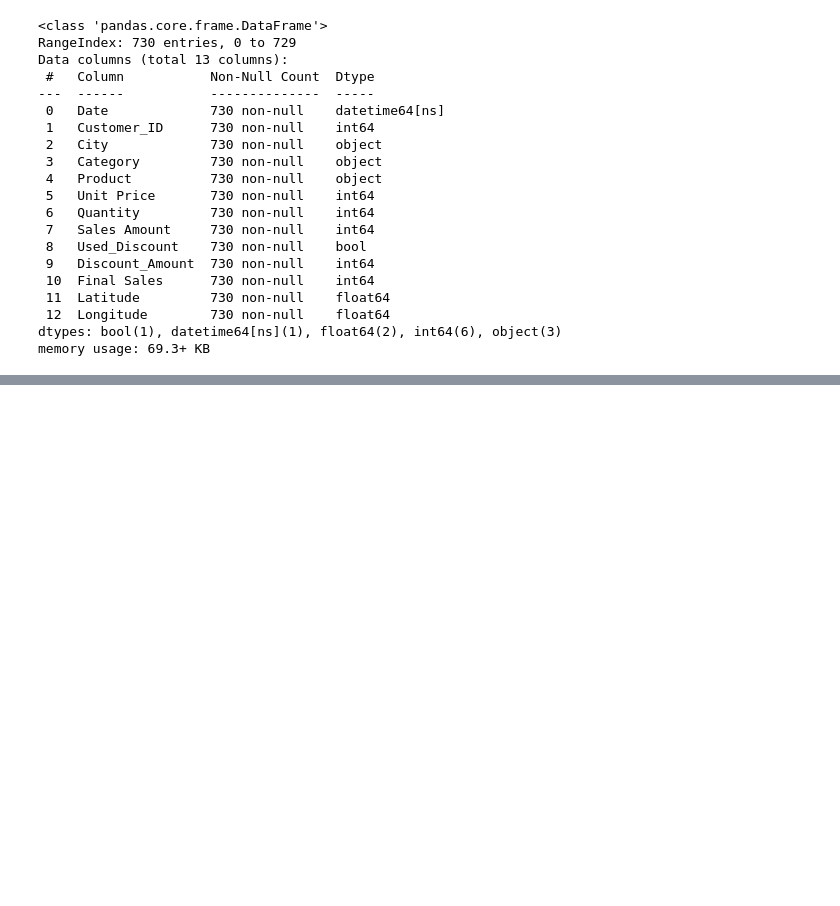
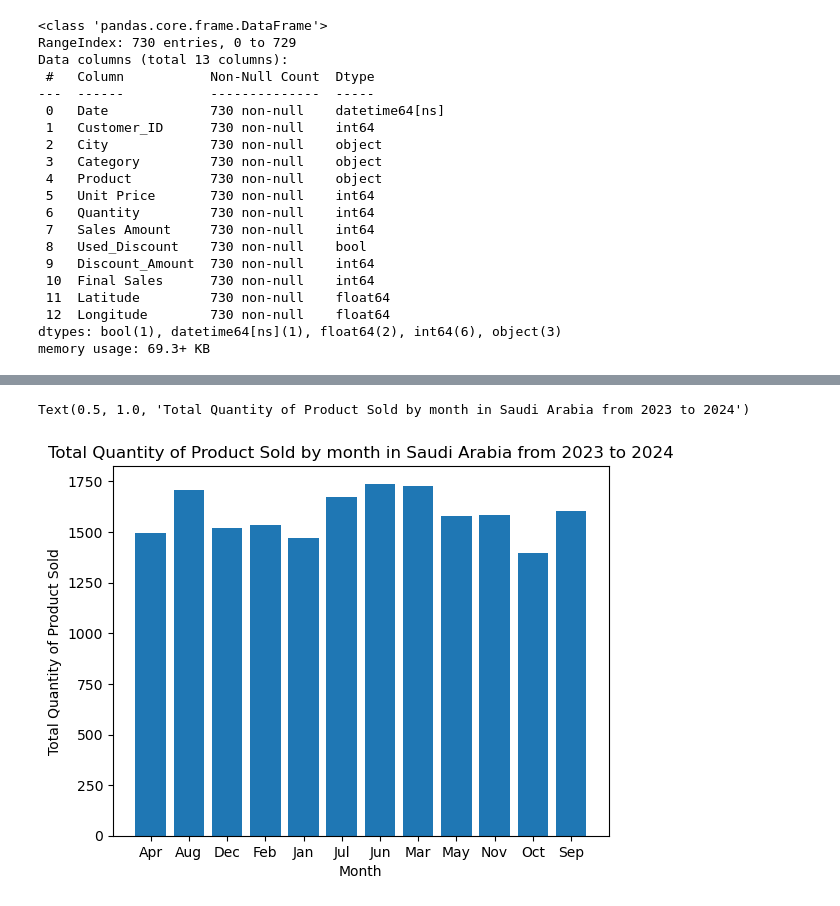
Before and after one commit to soonn22/CoffeeBeanSales, a Jupyter notebook: Analysis.ipynb, the cells around one changed output, grey strips where cells are left out. Cells and saved outputs as stored; diff of their text form; code cells hidden in the pictures; blank space fills up the shorter version.

```diff
--- a/Analysis.ipynb
+++ b/Analysis.ipynb
@@ -186,0 +412,7 @@ memory usage: 69.3+ KB
+# %%
+df_combined['year'] = df_combined['Date'].dt.year
+df_combined['month'] = df_combined['Date'].dt.month_name().str[:3]
+products = df_combined['Product'].unique().tolist()
+products # check products
+print("Product Nama: ", str(products), "\nNumber of Product Type : ",len(products))
+df_combined.head()
@@ -186,0 +428,10 @@ memory usage: 69.3+ KB
+# %%
+df_month = df_combined[['month','Quantity']].groupby('month').sum().reset_index()
+df_month.head()
+plt.bar(df_month['month'],df_month['Quantity'])
+plt.xlabel('Month')
+plt.ylabel('Total Quantity of Product Sold')
+plt.title('Total Quantity of Product Sold by month in Saudi Arabia from 2023 to 2024')
+# %% [output]
+Text(0.5, 1.0, 'Total Quantity of Product Sold by month in Saudi Arabia from 2023 to 2024')
+[figure, added]
```
Also changed, not shown: parts of 44 cells of this notebook, 2 other files.
